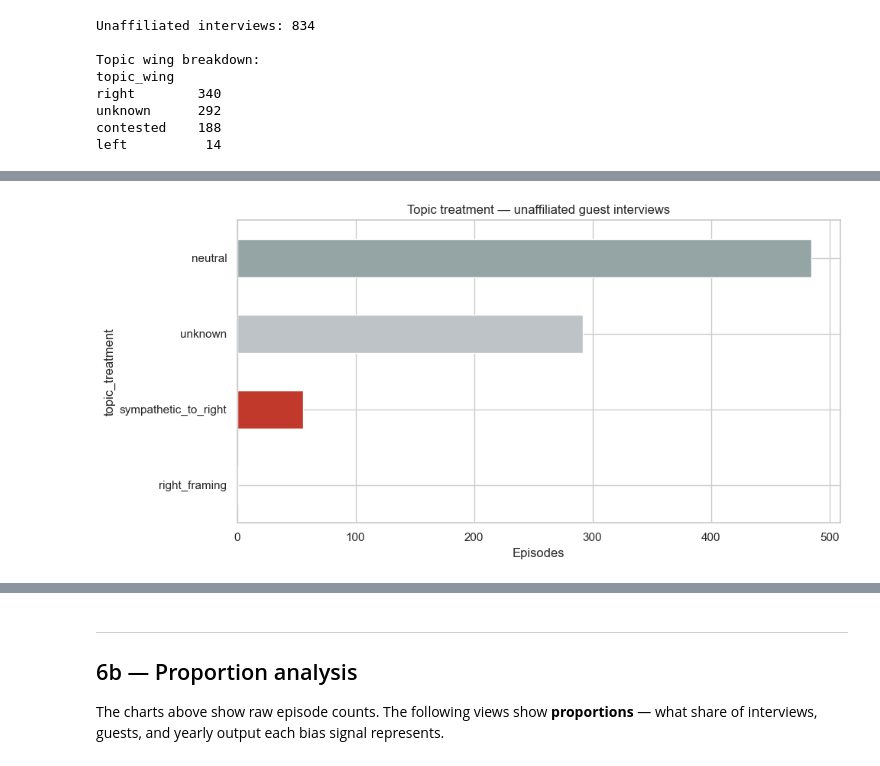
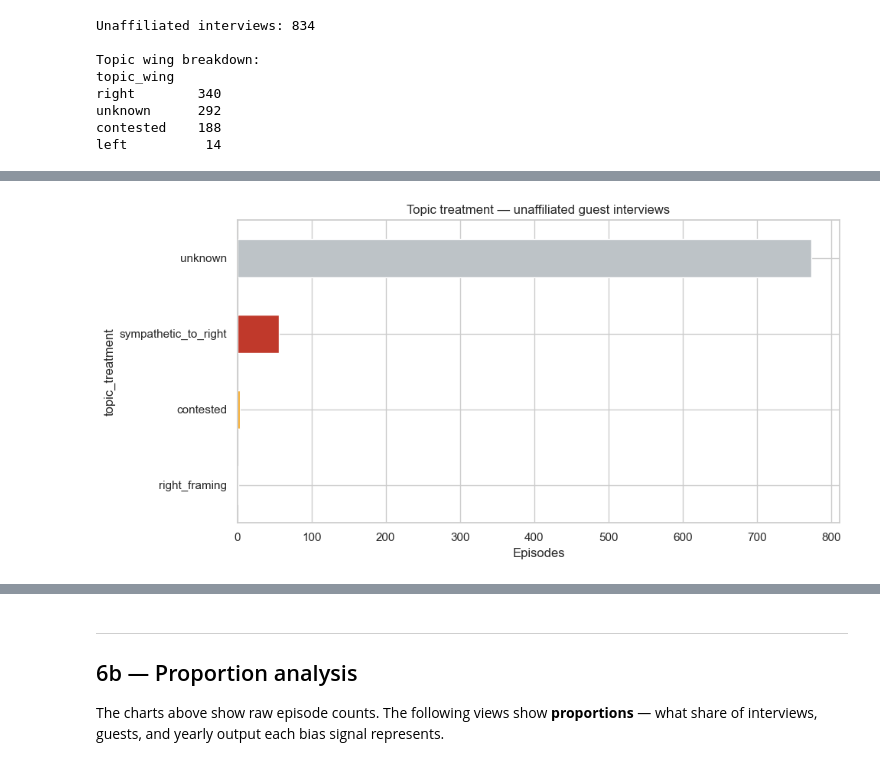
Before and after one commit to nathormond/statistics-notes, a Jupyter notebook: scripts/utils/yt-channel-data/notebooks/04-guest-interview-bias.ipynb, the cells around one changed output, grey strips where cells are left out. Drawn from its saved outputs; the diff is of its cells as text; code cells hidden in the pictures.

```diff
--- a/scripts/utils/yt-channel-data/notebooks/04-guest-interview-bias.ipynb
+++ b/scripts/utils/yt-channel-data/notebooks/04-guest-interview-bias.ipynb
@@ -596,47 +627,61 @@ left          14
 # %%
 # Treatment classification: sympathetic vs critical
 #
-# Heuristic: For right-coded topics, does the title/description frame
-# treat the right position sympathetically ("immigration crisis",
-# "cancel culture is destroying") or critically ("why fears are overblown")?
-#
-# We use the framing_score from notebook 03 as a starting signal:
+# Uses framing_score from notebook 03 and the updated framing_label
+# to properly discriminate unknown / contested / neutral treatments.
 #   framing_score > 0  → right-sympathetic framing
 #   framing_score < 0  → left-sympathetic framing
-#   framing_score == 0 → neutral / unclassified
+#   framing_score == 0 → check framing_label for unknown / contested / neutral
 
 
 def classify_treatment(row):
-    """Classify how the topic is treated based on framing signals."""
+    """
+    Classify how the topic is treated based on framing signals.
+
+    Unknown   = no framing signal detected.
+    Contested = framing terms present but direction ambiguous (Tier 2 ambiguous matches).
+    Neutral   = balanced left/right framing terms (both sides, cancelled out).
+    """
     topic_wing = row["topic_wing"]
     framing = row.get("framing_score", 0)
-    vader = row.get("vader_composite", 0)
+    fl = row.get("framing_label", "unknown")
 
     if topic_wing == "unknown":
         return "unknown"
 
     if topic_wing == "right":
-        # Right-coded topic: positive framing = sympathetic to right position
         if framing > 0:
             return "sympathetic_to_right"
         elif framing < 0:
             return "critical_of_right"
-        return "neutral"
+        # framing == 0: propagate 3-way label
+        if fl == "contested":
+            return "contested"
+        if fl == "neutral":
+            return "neutral"
+        return "unknown"
 
     if topic_wing == "left":
-        # Left-coded topic: negative framing score = sympathetic to left
         if framing < 0:
             return "sympathetic_to_left"
         elif framing > 0:
             return "critical_of_left"
-        return "neutral"
+        if fl == "contested":
+            return "contested"
+        if fl == "neutral":
+            return "neutral"
+        return "unknown"
 
     if topic_wing == "contested":
         if framing > 0:
             return "right_framing"
         elif framing < 0:
             return "left_framing"
-        return "neutral"
+        if fl == "contested":
+            return "contested"
+        if fl == "neutral":
+            return "neutral"
+        return "unknown"
 
     return "unknown"
 
@@ -671,30 +716,31 @@ unknown                0              0                     0      292
 # %%
 # Visualise topic treatment distribution
 treat_counts = df.loc[unaffiliated.index, "topic_treatment"].value_counts()
 
 treat_colors = {
     "sympathetic_to_right": "#c0392b",
     "critical_of_left":    "#e74c3c",
     "right_framing":       "#d4837a",
+    "contested":           "#F59E0B",
     "neutral":             "#95a5a6",
     "unknown":             "#bdc3c7",
     "left_framing":        "#7fb3d3",
     "sympathetic_to_left": "#2980b9",
     "critical_of_right":   "#3498db",
 }
 
 fig, ax = plt.subplots(figsize=(10, 5))
 treat_counts.plot.barh(
     ax=ax,
     color=[treat_colors.get(t, "grey") for t in treat_counts.index],
 )
 ax.set_xlabel("Episodes")
 ax.set_title("Topic treatment — unaffiliated guest interviews")
 ax.invert_yaxis()
 plt.tight_layout()
 plt.show()
 # %% [output]
-[figure, old version]
+[figure, new version]
 # %% [markdown]
 ---
 
```
Also changed, not shown: parts of 19 cells of this notebook, 5 other files.
